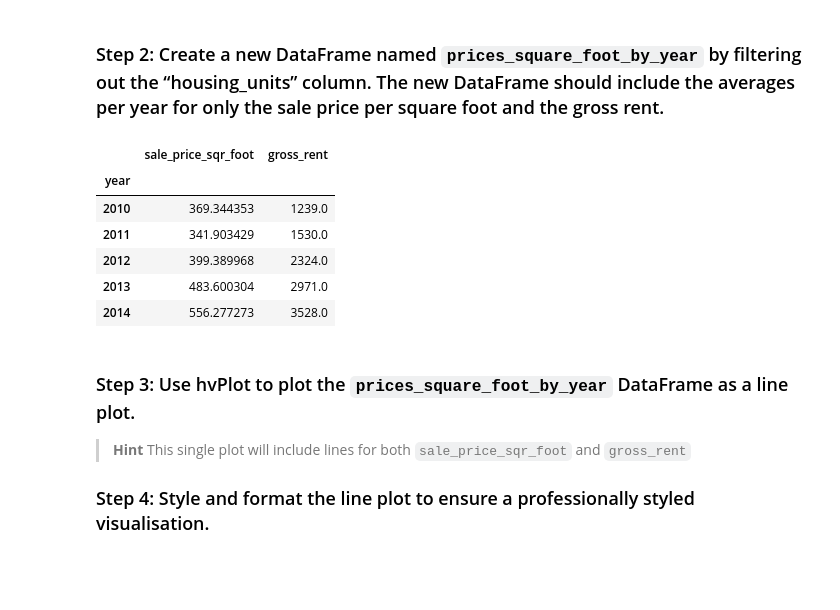
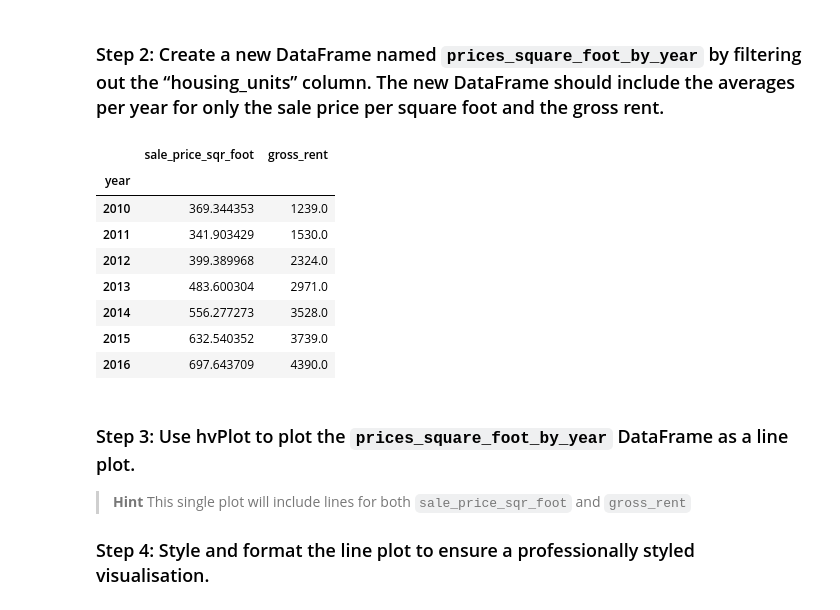
Before and after one commit to dileepadrd/module-6-assignment-proptech, a Jupyter notebook: san_francisco_housing.ipynb, the cells around one changed output. Saved outputs shown, nothing was run; the diff lists cells and outputs as text; code cells hidden in the pictures; blank space fills up the shorter version.

```diff
--- a/san_francisco_housing.ipynb
+++ b/san_francisco_housing.ipynb
@@ -284,18 +284,20 @@ lowest gross rent is = 1239.0
 # %%
 # Filter out the housing_units column, creating a new DataFrame
 # Keep only sale_price_sqr_foot and gross_rent averages per year
 prices_square_foot_by_year = prices_square_foot_by_year.drop(columns=["housing_units"])
 
 # Review the DataFrame
-prices_square_foot_by_year.head()
+prices_square_foot_by_year.head(10)
 # %% [output]
 |  | sale_price_sqr_foot | gross_rent |
 | year |  |  |
 | 2010 | 369.344353 | 1239.0 |
 | 2011 | 341.903429 | 1530.0 |
 | 2012 | 399.389968 | 2324.0 |
 | 2013 | 483.600304 | 2971.0 |
 | 2014 | 556.277273 | 3528.0 |
+| 2015 | 632.540352 | 3739.0 |
+| 2016 | 697.643709 | 4390.0 |
 # %% [markdown]
 ### Step 3: Use hvPlot to plot the `prices_square_foot_by_year` DataFrame as a line plot.
 
```
Also changed, not shown: parts of 2 cells of this notebook.
